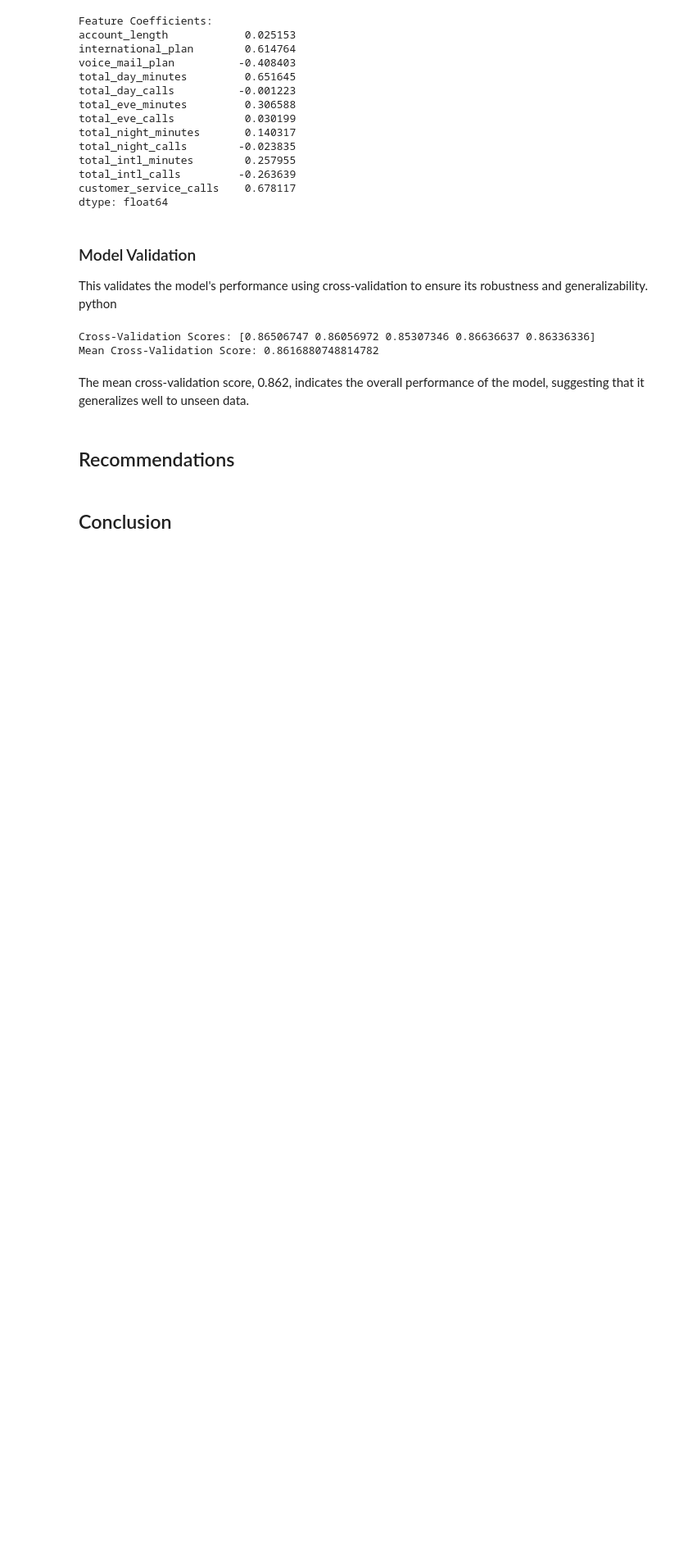
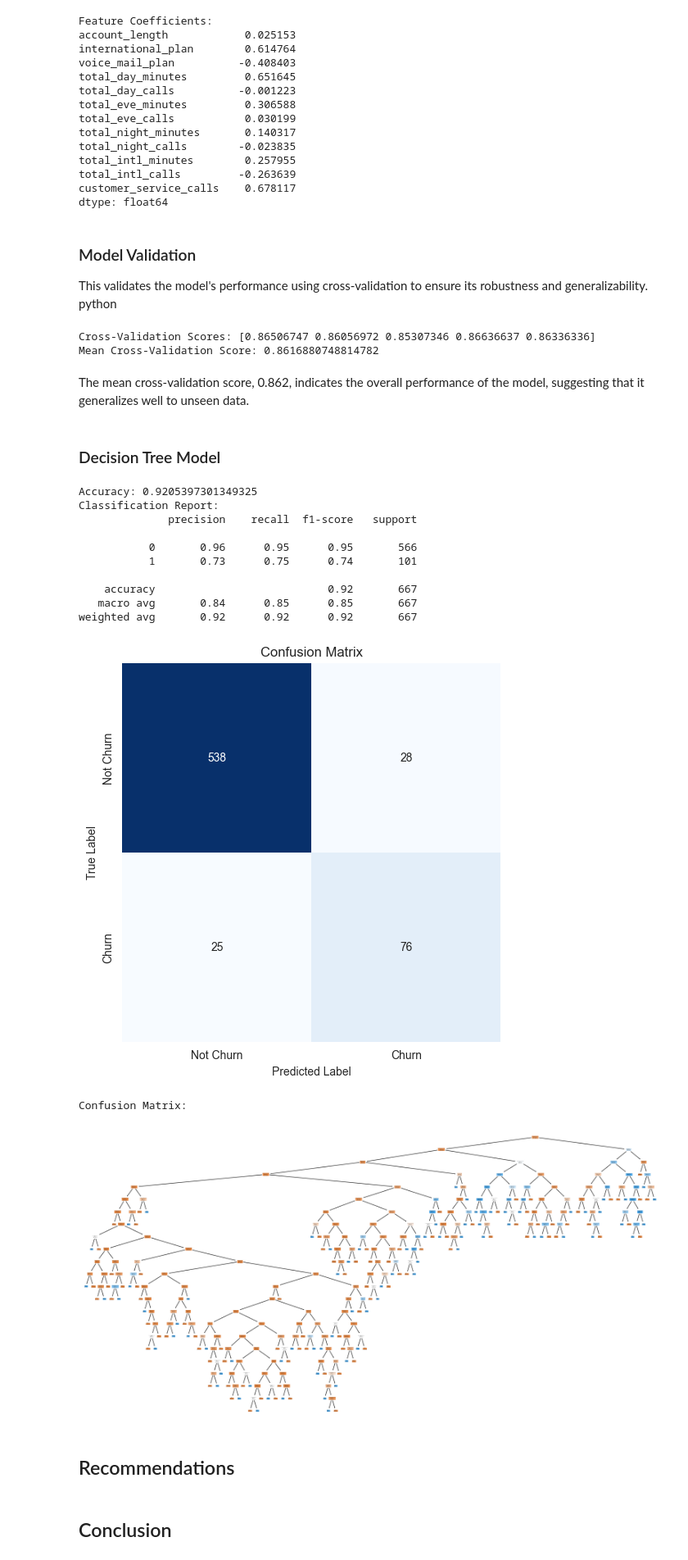
Before and after one commit to phelanthropus/SyriaTel-Customer-Churn, a Jupyter notebook: Untitled.ipynb, the cells around one changed output. Shown at 82% size. Drawn from its saved outputs; the diff is of its cells as text; code cells hidden in the pictures; blank space fills up the shorter version.

Commit message:
Decision Tree Model

```diff
--- a/Untitled.ipynb
+++ b/Untitled.ipynb
@@ -679,6 +679,58 @@ Cross-Validation Scores: [0.86506747 0.86056972 0.85307346 0.86636637 0.86336336
 Mean Cross-Validation Score: 0.8616880748814782
 # %% [markdown]
 The mean cross-validation score, 0.862, indicates the overall performance of the model, suggesting that it generalizes well to unseen data.
+# %% [markdown]
+### Decision Tree Model
+# %%
+# Create and train the decision tree model
+model = DecisionTreeClassifier(random_state=42)
+model.fit(X_train, y_train)
+
+# Make predictions
+y_pred = model.predict(X_test)
+
+# Evaluate the model
+# Calculate accuracy
+accuracy = accuracy_score(y_test, y_pred)
+print("Accuracy:", accuracy)
+
+# Classification report
+print("Classification Report:")
+print(classification_report(y_test, y_pred))
+
+# Confusion matrix
+# Calculate confusion matrix
+conf_matrix = confusion_matrix(y_test, y_pred)
+
+# Plot confusion matrix
+plt.figure(figsize=(6, 6))
+sns.heatmap(conf_matrix, annot=True, fmt='d', cmap='Blues', square=True, cbar=False,
+            xticklabels=['Not Churn', 'Churn'], yticklabels=['Not Churn', 'Churn'])
+plt.xlabel('Predicted Label')
+plt.ylabel('True Label')
+plt.title('Confusion Matrix')
+plt.show()
+print("Confusion Matrix:")
+
+# Step 7: Visualize the decision tree (optional)
+from sklearn.tree import plot_tree
+plt.figure(figsize=(20, 10))
+plot_tree(model, filled=True, feature_names=X.columns, class_names=['Not Churn', 'Churn'])
+plt.show()
+# %% [output]
+Accuracy: 0.9205397301349325
+Classification Report:
+              precision    recall  f1-score   support
+
+           0       0.96      0.95      0.95       566
+           1       0.73      0.75      0.74       101
+
+    accuracy                           0.92       667
+   macro avg       0.84      0.85      0.85       667
+weighted avg       0.92      0.92      0.92       667
+[figure, added]
+Confusion Matrix:
+[figure, added]
 # %% [markdown]
 ## Recommendations ##
 # %% [markdown]
```
